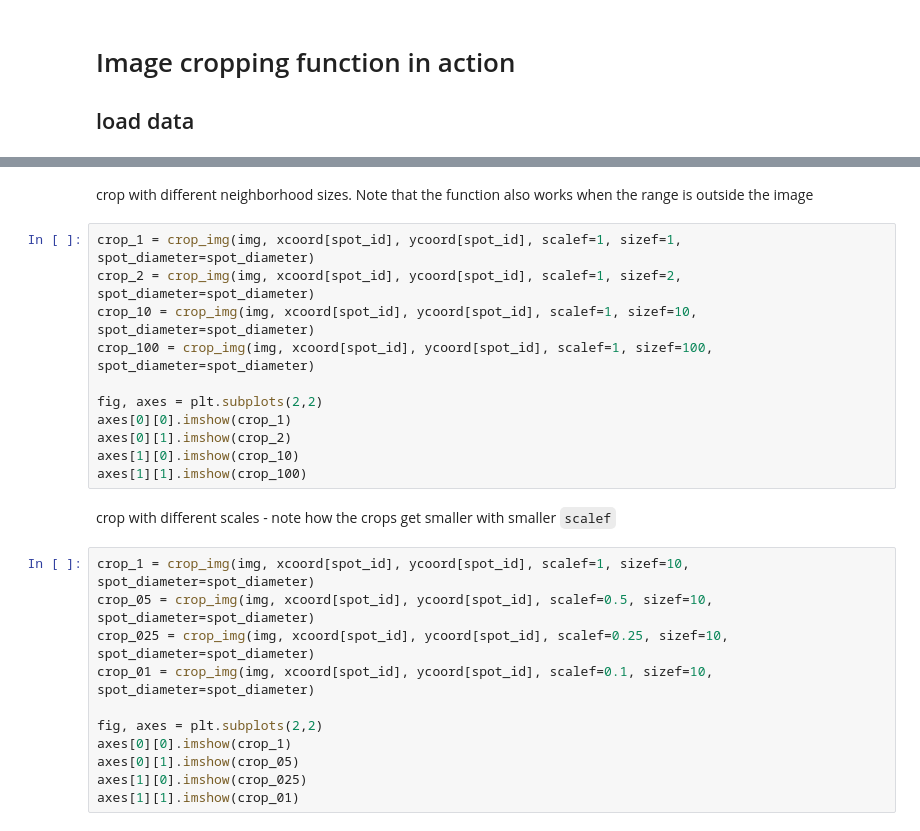
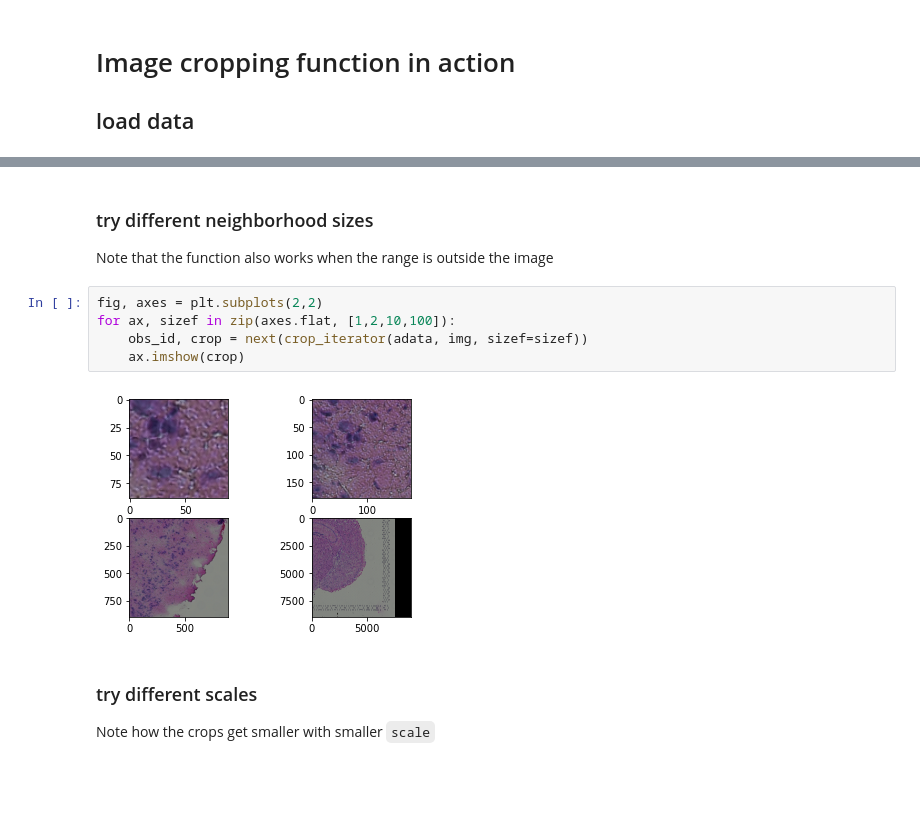
Before and after one commit to scverse/squidpy, a Jupyter notebook: notebooks/hs_extract_image_crops.ipynb, the cells around one changed output, grey strips where cells are left out. Drawn from its saved outputs; the diff is of its cells as text; blank space fills up the shorter version.

```diff
--- a/notebooks/hs_extract_image_crops.ipynb
+++ b/notebooks/hs_extract_image_crops.ipynb
@@ -46,26 +62,13 @@ plt.imshow(img)
 # %% [markdown]
-crop with different neighborhood sizes. Note that the function also works when the range is outside the image
+### try different neighborhood sizes
+Note that the function also works when the range is outside the image
-# %%
-crop_1 = crop_img(img, xcoord[spot_id], ycoord[spot_id], scalef=1, sizef=1, spot_diameter=spot_diameter)
-crop_2 = crop_img(img, xcoord[spot_id], ycoord[spot_id], scalef=1, sizef=2, spot_diameter=spot_diameter)
-crop_10 = crop_img(img, xcoord[spot_id], ycoord[spot_id], scalef=1, sizef=10, spot_diameter=spot_diameter)
-crop_100 = crop_img(img, xcoord[spot_id], ycoord[spot_id], scalef=1, sizef=100, spot_diameter=spot_diameter)
-
-fig, axes = plt.subplots(2,2)
-axes[0][0].imshow(crop_1)
-axes[0][1].imshow(crop_2)
-axes[1][0].imshow(crop_10)
-axes[1][1].imshow(crop_100)
+# %%
+fig, axes = plt.subplots(2,2)
+for ax, sizef in zip(axes.flat, [1,2,10,100]):
+    obs_id, crop = next(crop_iterator(adata, img, sizef=sizef))
+    ax.imshow(crop)
+# %% [output]
+[figure, added]
 # %% [markdown]
-crop with different scales - note how the crops get smaller with smaller `scalef`
+### try different scales
+Note how the crops get smaller with smaller `scale`
-# %%
-crop_1 = crop_img(img, xcoord[spot_id], ycoord[spot_id], scalef=1, sizef=10, spot_diameter=spot_diameter)
-crop_05 = crop_img(img, xcoord[spot_id], ycoord[spot_id], scalef=0.5, sizef=10, spot_diameter=spot_diameter)
-crop_025 = crop_img(img, xcoord[spot_id], ycoord[spot_id], scalef=0.25, sizef=10, spot_diameter=spot_diameter)
-crop_01 = crop_img(img, xcoord[spot_id], ycoord[spot_id], scalef=0.1, sizef=10, spot_diameter=spot_diameter)
-
-fig, axes = plt.subplots(2,2)
-axes[0][0].imshow(crop_1)
-axes[0][1].imshow(crop_05)
-axes[1][0].imshow(crop_025)
-axes[1][1].imshow(crop_01)
```
Also changed, not shown: parts of 22 cells of this notebook, 5 other files.
